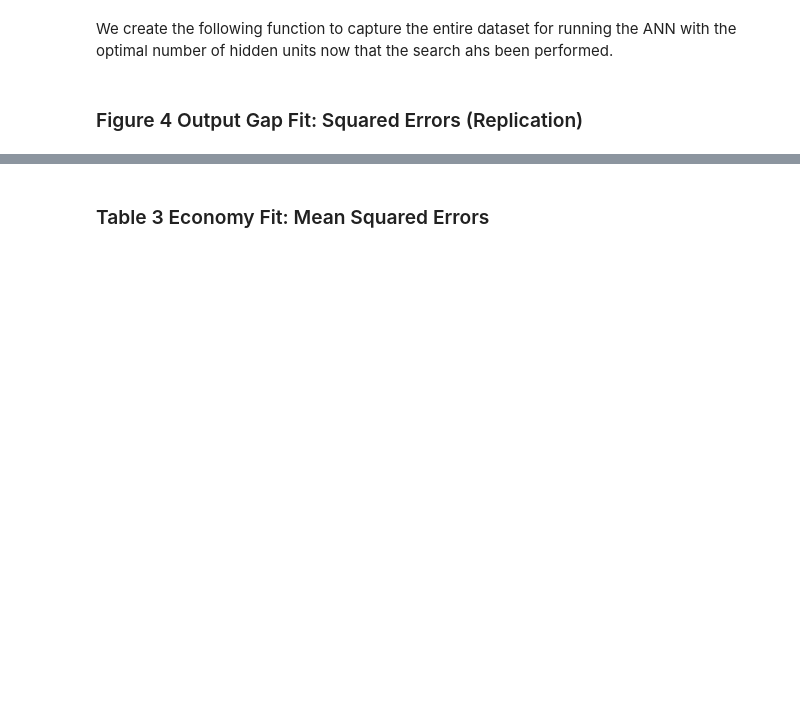
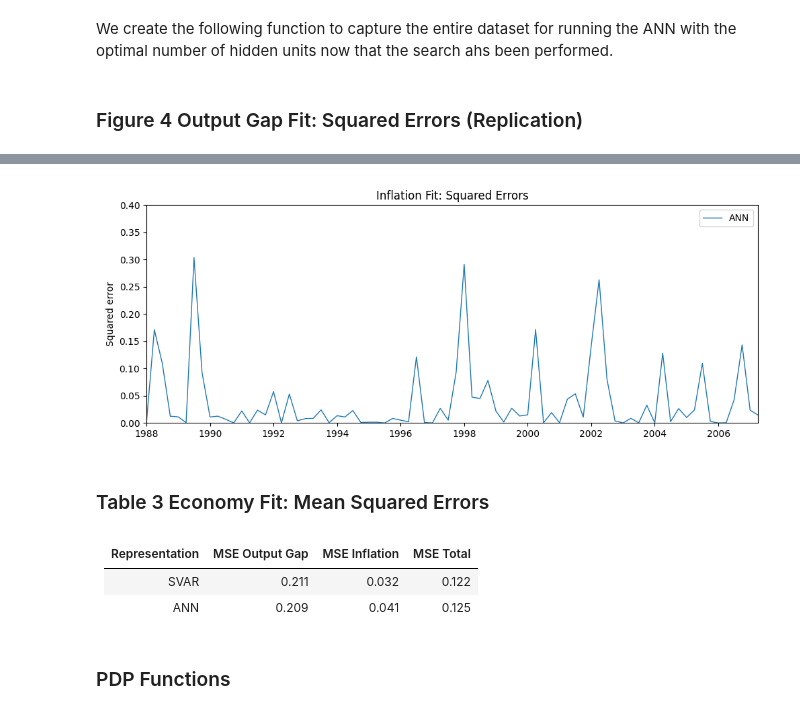
Before and after one commit to erskordi/Autonomous_Fed, a Jupyter notebook: notebooks/non_linear_environnment.ipynb, the cells around one changed output, grey strips where cells are left out. Cells and saved outputs as stored; diff of their text form; code cells hidden in the pictures; blank space fills up the shorter version.

```diff
--- a/notebooks/non_linear_environnment.ipynb
+++ b/notebooks/non_linear_environnment.ipynb
@@ -854,43 +906,59 @@ else:
 pi_full_true = pi_full.detach().cpu().numpy().reshape(-1)
 
 pi_full_hat_ann = predict(
     best_pi["model"],
     X_full_pi_raw,
     pi_meta["x_scaler"],   # scalers from training (pi)
     pi_meta["y_scaler"],
     device="cpu"
 )
 
 sq_err_ann_pi = (pi_full_true - pi_full_hat_ann) ** 2
 
 # === 3. Plot, Figure-4 style ===
 fig, ax = plt.subplots(figsize=(10, 4))
 
 ax.plot(idx_plot_pi, sq_err_ann_pi, label="ANN", linewidth=1)
 
 ax.set_title("Inflation Fit: Squared Errors")
 ax.set_ylabel("Squared error")
 ax.set_xlabel("")
 
 # Optional: match your y-plot styling
-ax.set_ylim(0, 0.5)
+ax.set_ylim(0, 0.4)
 
 ax.set_xlim(idx_plot_pi[0], idx_plot_pi[-1])
 ax.xaxis.set_major_locator(mdates.YearLocator(2))
 ax.xaxis.set_major_formatter(mdates.DateFormatter("%Y"))
 
 ax.legend(loc="upper right")
 plt.tight_layout()
 plt.show()
+# %% [output]
+[figure, added]
 # %% [markdown]
 ### Table 3 Economy Fit: Mean Squared Errors
 # %%
 from IPython.display import Markdown, display
 
+svar_y_msq = solver.squared_errors_data["se_y_svar"].mean()
+svar_pi_msq = solver.squared_errors_data["se_pi_svar"].mean()
+ann_y_msq = np.mean(sq_err_ann)
+ann_pi_msq = np.mean(sq_err_ann_pi)
+
 table_three_str = fr"""
-| Representation | MSE Output Gap | MSE Inflation | MSE Total |
-|----------------|---------------------------|------------------------------|----------------------------------------------------|
-| ANN            | {np.mean(sq_err_ann):.6f} | {np.mean(sq_err_ann_pi):.6f} | {np.mean(sq_err_ann) + np.mean(sq_err_ann_pi):.6f} |
+| Representation | MSE Output Gap   | MSE Inflation     | MSE Total                        |
+|----------------|------------------|-------------------|----------------------------------|
+| SVAR           | {svar_y_msq:.3f} | {svar_pi_msq:.3f} | {(svar_pi_msq+svar_y_msq)/2:.3f} |
+| ANN            | {ann_y_msq:.3f}  | {ann_pi_msq:.3f}  | {(ann_y_msq+ann_pi_msq)/2:.3f}   |
 """
 
 display(Markdown(table_three_str))
+# %% [output]
+
+| Representation | MSE Output Gap   | MSE Inflation     | MSE Total                        |
+|----------------|------------------|-------------------|----------------------------------|
+| SVAR           | 0.211 | 0.032 | 0.122 |
+| ANN            | 0.209  | 0.041  | 0.125   |
+# %% [markdown]
+### PDP Functions
```
Also changed, not shown: parts of 13 cells of this notebook, 2 other files.
